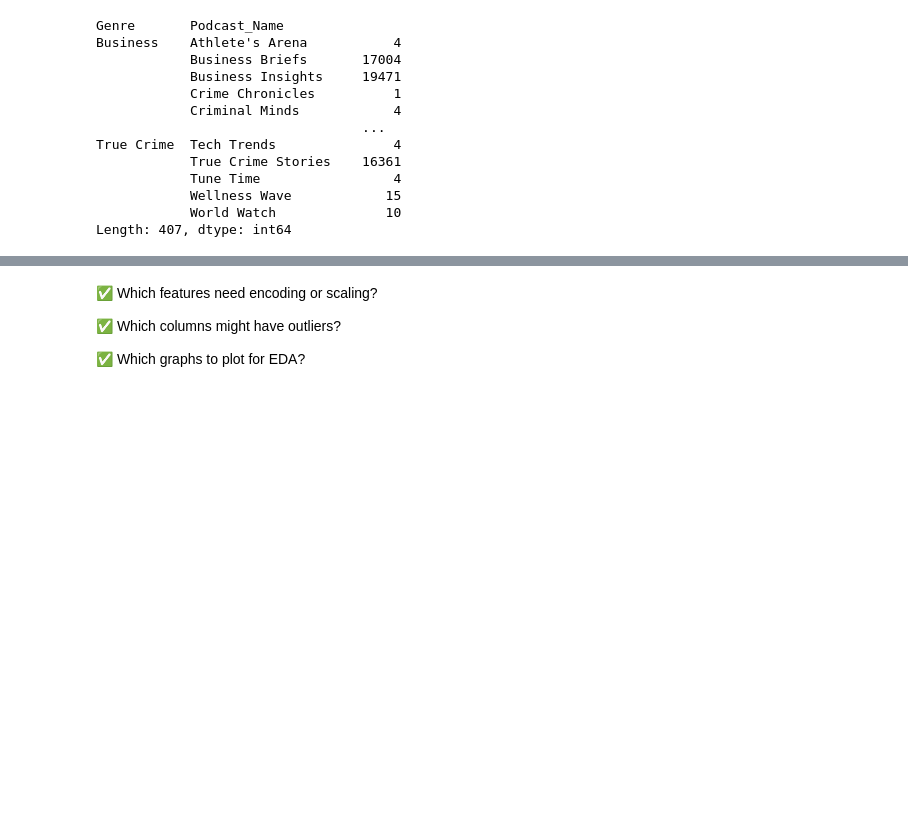
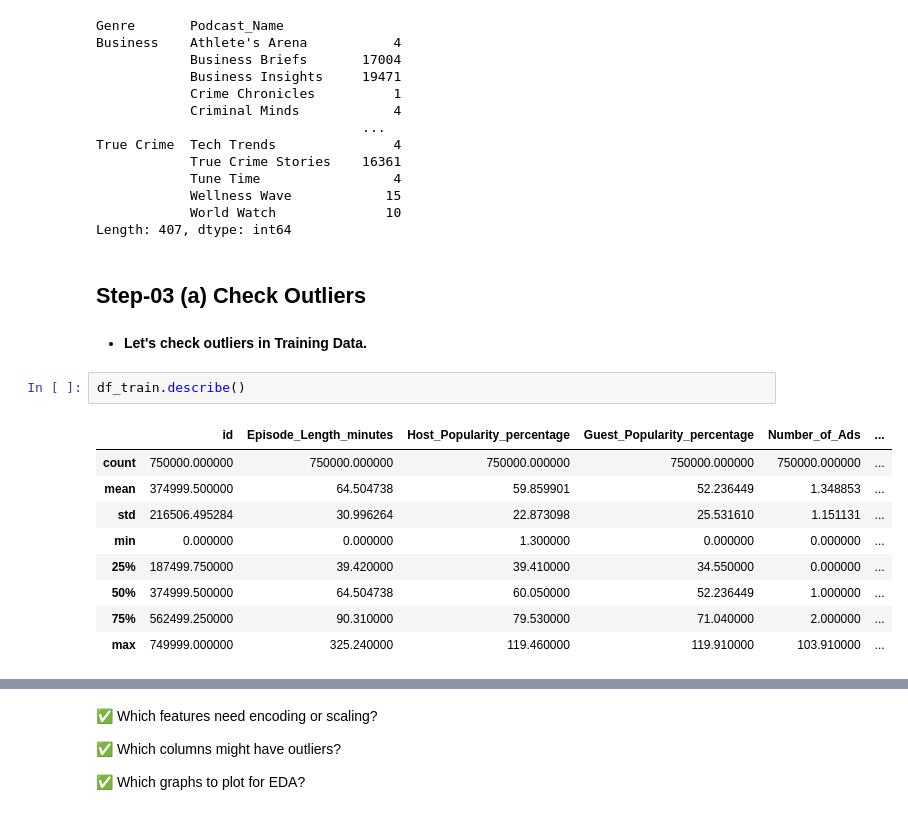
Before and after one commit to sobiahashmi/Predict-Podcast-Listening-Time, a Jupyter notebook: predict_listening_time.ipynb, the cells around one changed output, grey strips where cells are left out. Saved outputs shown, nothing was run; the diff lists cells and outputs as text; blank space fills up the shorter version.

```diff
--- a/predict_listening_time.ipynb
+++ b/predict_listening_time.ipynb
@@ -209,3 +209,19 @@ True Crime  Tech Trends               4
             Wellness Wave            15
             World Watch              10
 Length: 407, dtype: int64
+# %% [markdown]
+## Step-03 (a) Check Outliers
+# %% [markdown]
+* **Let's check outliers in Training Data.**
+# %%
+df_train.describe()
+# %% [output]
+|  | id | Episode_Length_minutes | Host_Popularity_percentage | Guest_Popularity_percentage | Number_of_Ads | ... |
+| count | 750000.000000 | 750000.000000 | 750000.000000 | 750000.000000 | 750000.000000 | ... |
+| mean | 374999.500000 | 64.504738 | 59.859901 | 52.236449 | 1.348853 | ... |
+| std | 216506.495284 | 30.996264 | 22.873098 | 25.531610 | 1.151131 | ... |
+| min | 0.000000 | 0.000000 | 1.300000 | 0.000000 | 0.000000 | ... |
+| 25% | 187499.750000 | 39.420000 | 39.410000 | 34.550000 | 0.000000 | ... |
+| 50% | 374999.500000 | 64.504738 | 60.050000 | 52.236449 | 1.000000 | ... |
+| 75% | 562499.250000 | 90.310000 | 79.530000 | 71.040000 | 2.000000 | ... |
+| max | 749999.000000 | 325.240000 | 119.460000 | 119.910000 | 103.910000 | ... |
```
Also changed, not shown: parts of 11 cells of this notebook.
